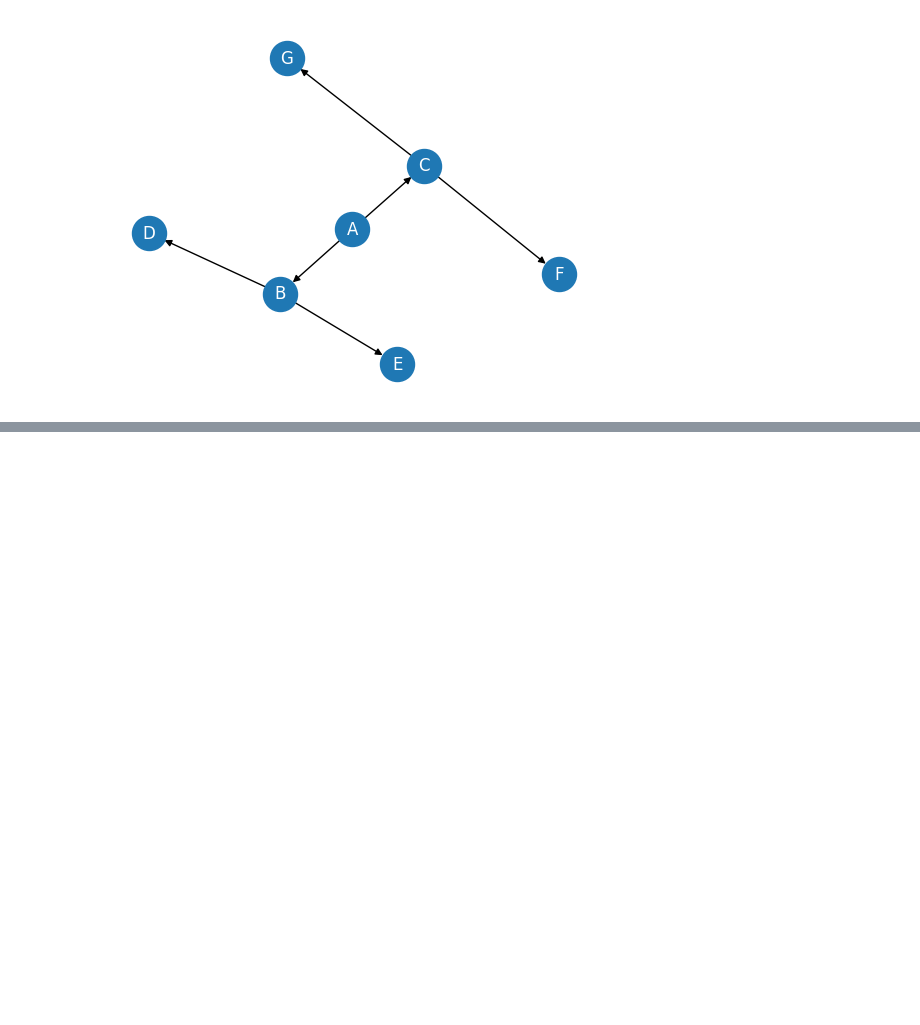
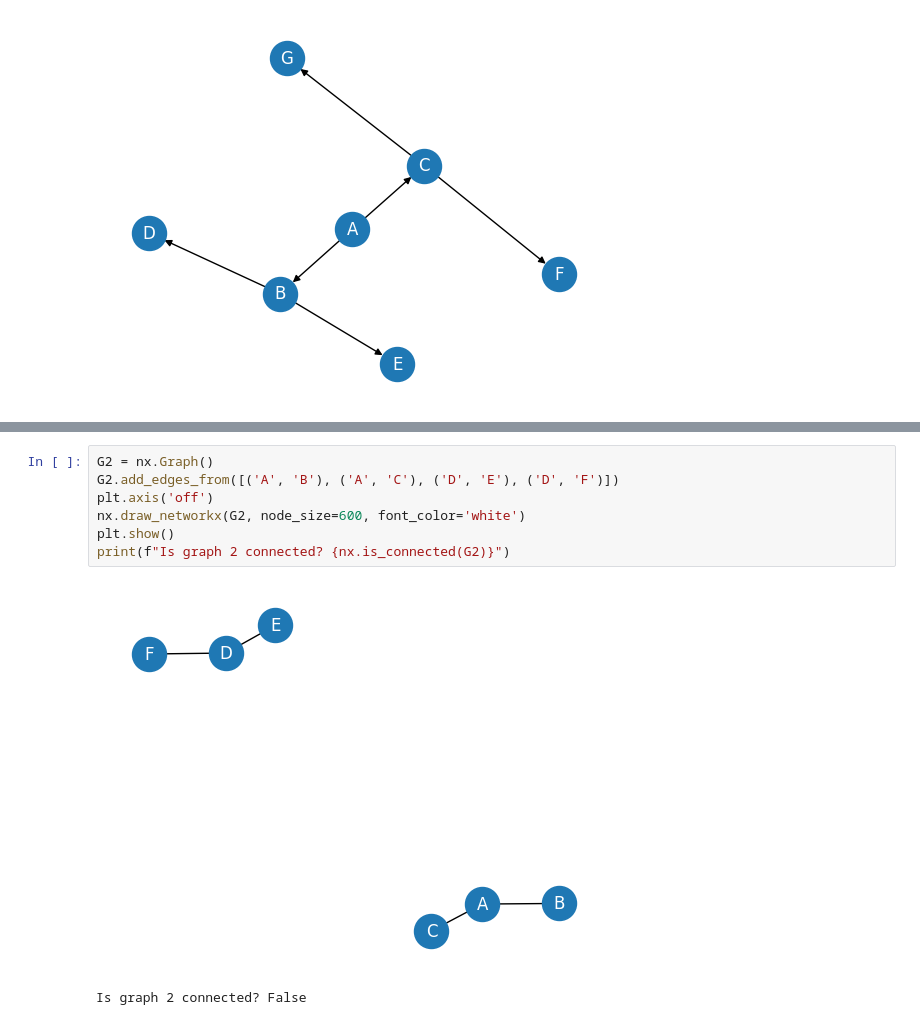
Before and after one commit to CengizPoyraz/gnn, a Jupyter notebook: Introduction.ipynb, the cells around one changed output, grey strips where cells are left out. Saved outputs shown, nothing was run; the diff lists cells and outputs as text; blank space fills up the shorter version.

```diff
--- a/Introduction.ipynb
+++ b/Introduction.ipynb
@@ -31,0 +68,10 @@ plt.show()
+# %%
+G2 = nx.Graph()
+G2.add_edges_from([('A', 'B'), ('A', 'C'), ('D', 'E'), ('D', 'F')])
+plt.axis('off')
+nx.draw_networkx(G2, node_size=600, font_color='white')
+plt.show()
+print(f"Is graph 2 connected? {nx.is_connected(G2)}")
+# %% [output]
+[figure, added]
+Is graph 2 connected? False
```
Also changed, not shown: parts of 5 cells of this notebook.
